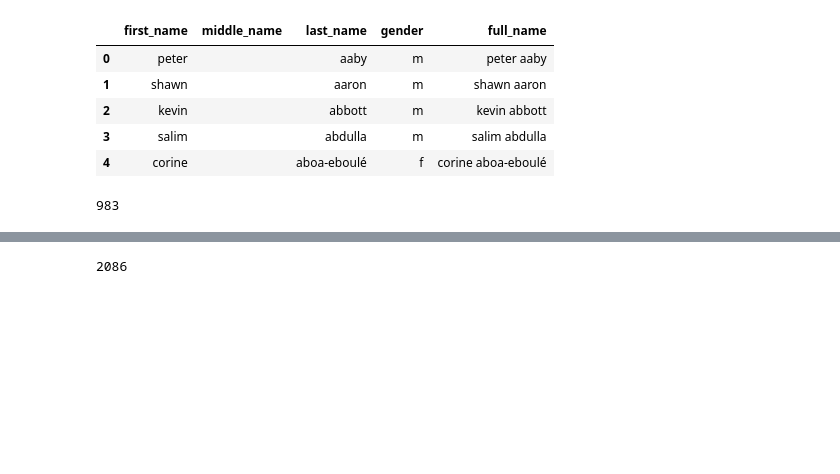
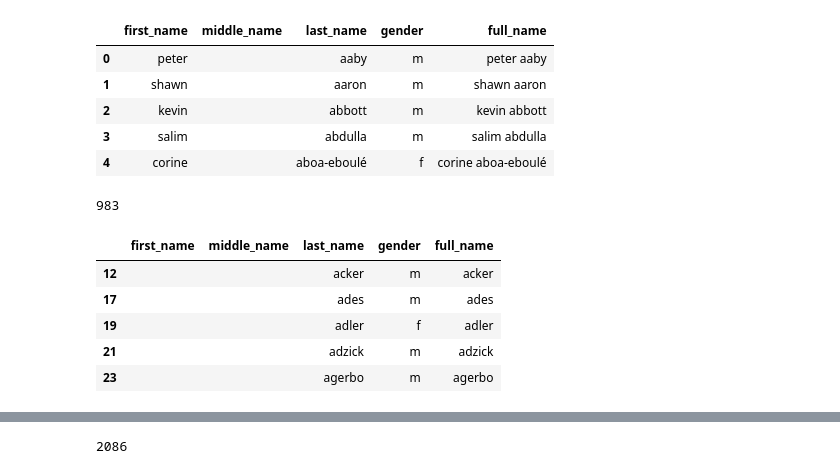
Before and after one commit to GenderGapSTEM-PublicationAnalysis/name_gender_inference, a Jupyter notebook: test_data/raw_data/Prepare_test_data_from_Filardo.ipynb, the cells around one changed output, grey strips where cells are left out. Saved outputs shown, nothing was run; the diff lists cells and outputs as text; code cells hidden in the pictures; blank space fills up the shorter version.

```diff
--- a/test_data/raw_data/Prepare_test_data_from_Filardo.ipynb
+++ b/test_data/raw_data/Prepare_test_data_from_Filardo.ipynb
@@ -205,7 +213,17 @@ test_data.head()
 | 2 | kevin |  | abbott | m | kevin abbott |
 | 3 | salim |  | abdulla | m | salim abdulla |
 | 4 | corine |  | aboa-eboulé | f | corine aboa-eboulé |
+# %%
+# We'll remove all entries with both first and middle name missing
+len(test_data[(test_data.first_name == '') & (test_data.middle_name == '')])
+# %% [output]
+983
 # %%
-len(test_data[(test_data.first_name == '') & (test_data.middle_name == '')])
+test_data[(test_data.first_name == '') & (test_data.middle_name == '')].head()
 # %% [output]
-983
+|  | first_name | middle_name | last_name | gender | full_name |
+| 12 |  |  | acker | m | acker |
+| 17 |  |  | ades | m | ades |
+| 19 |  |  | adler | f | adler |
+| 21 |  |  | adzick | m | adzick |
+| 23 |  |  | agerbo | m | agerbo |
```
Also changed, not shown: parts of 18 cells of this notebook, 1 other file.
